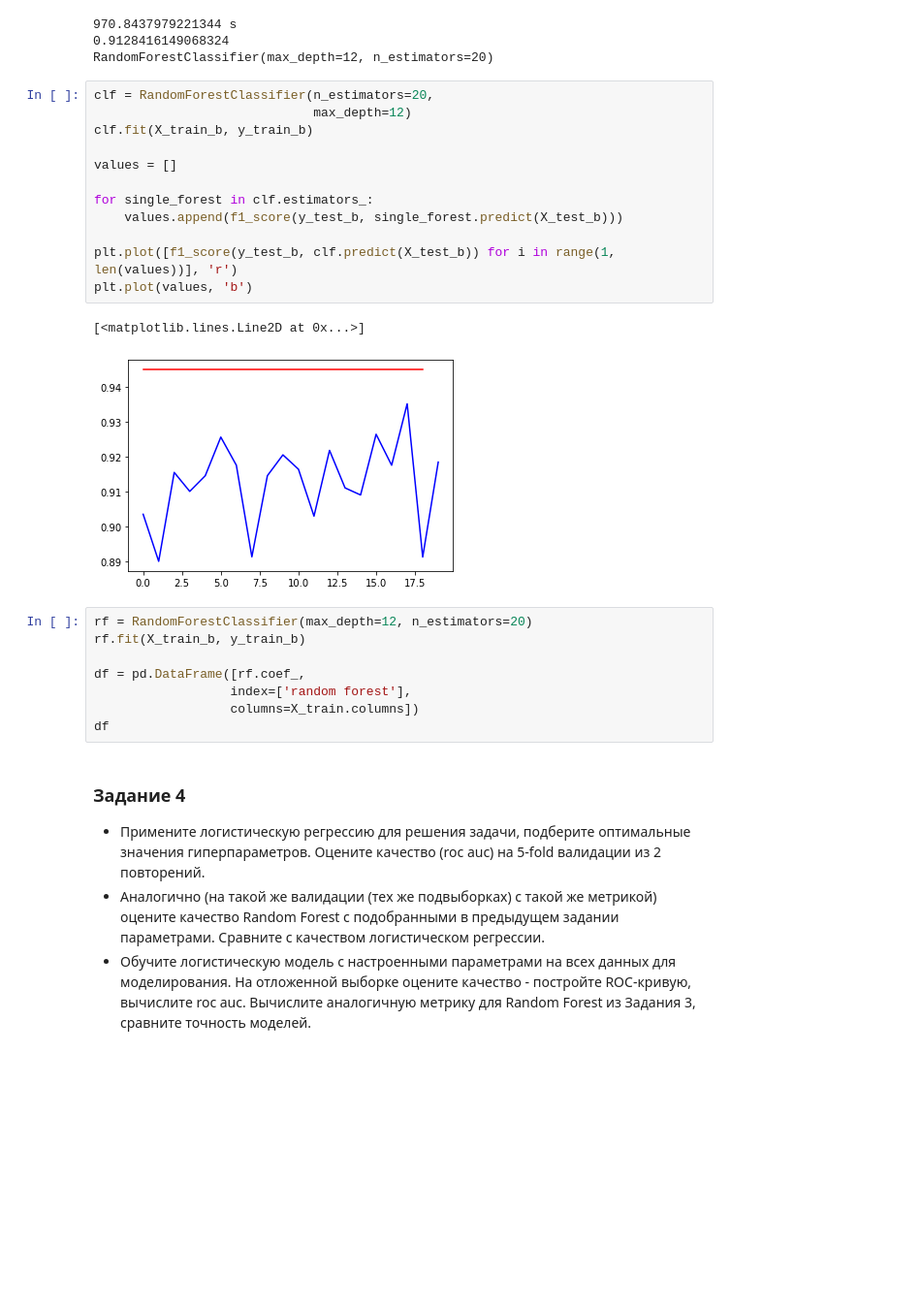
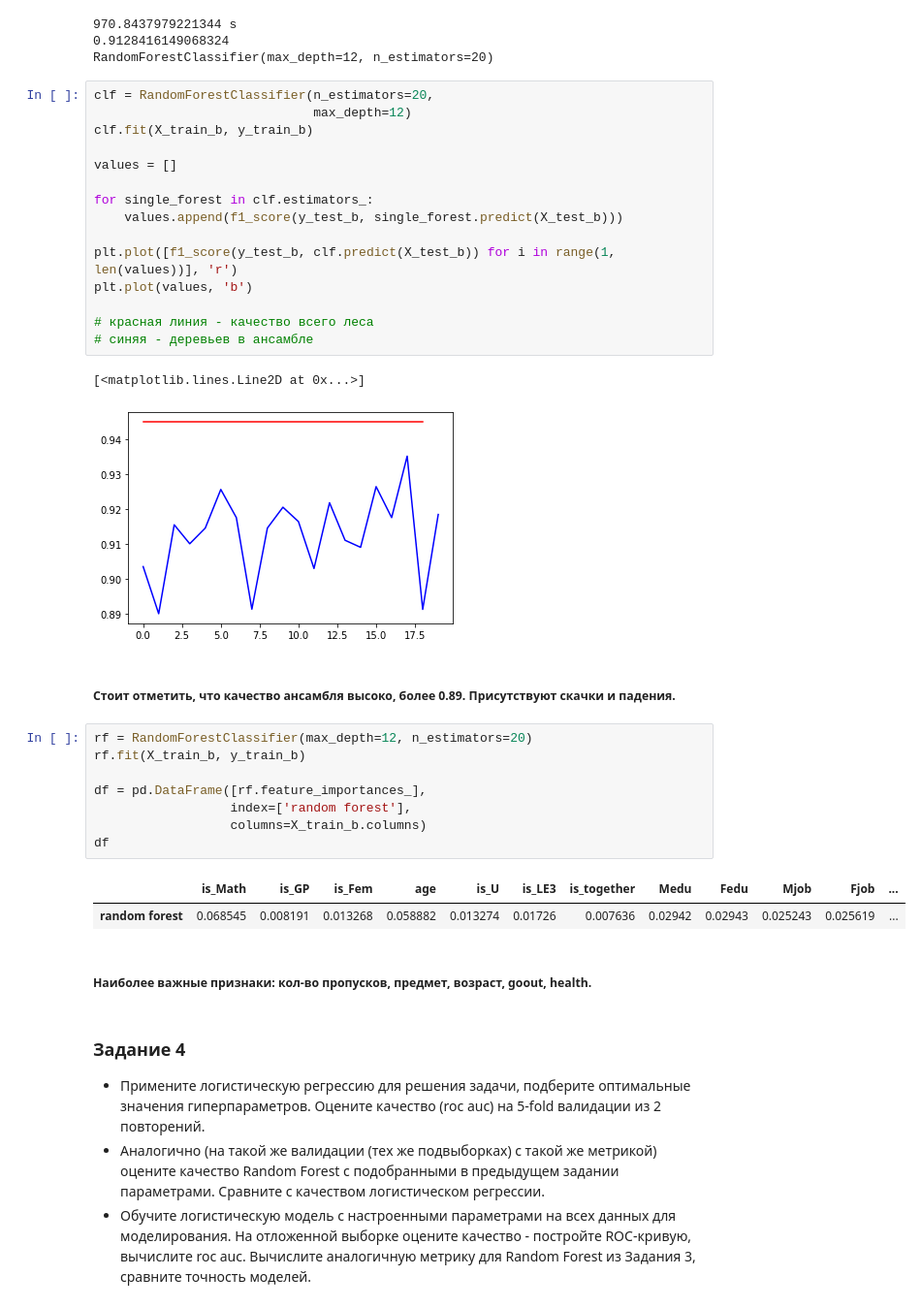
Before and after one commit to olesyani/data_analysis_labs, a Jupyter notebook: lab4/Lab_3.Supervised_Learning.ipynb, the cells around one changed output. Shown at 97% size. Saved outputs shown, nothing was run; the diff lists cells and outputs as text; blank space fills up the shorter version.

```diff
--- a/lab4/Lab_3.Supervised_Learning.ipynb
+++ b/lab4/Lab_3.Supervised_Learning.ipynb
@@ -622,17 +622,27 @@ for single_forest in clf.estimators_:
 
 plt.plot([f1_score(y_test_b, clf.predict(X_test_b)) for i in range(1, len(values))], 'r')
 plt.plot(values, 'b')
+
+# красная линия - качество всего леса
+# cиняя - деревьев в ансамбле
 # %% [output]
 [<matplotlib.lines.Line2D at 0x...>]
 [figure]
+# %% [markdown]
+##### Стоит отметить, что качество ансамбля высоко, более 0.89. Присутствуют скачки и падения.
 # %%
 rf = RandomForestClassifier(max_depth=12, n_estimators=20)
 rf.fit(X_train_b, y_train_b)
 
-df = pd.DataFrame([rf.coef_,
+df = pd.DataFrame([rf.feature_importances_],
                   index=['random forest'],
-                  columns=X_train.columns])
+                  columns=X_train_b.columns)
 df
+# %% [output]
+|  | is_Math | is_GP | is_Fem | age | is_U | is_LE3 | is_together | Medu | Fedu | Mjob | Fjob | ... |
+| random forest | 0.068545 | 0.008191 | 0.013268 | 0.058882 | 0.013274 | 0.01726 | 0.007636 | 0.02942 | 0.02943 | 0.025243 | 0.025619 | ... |
+# %% [markdown]
+##### Наиболее важные признаки: кол-во пропусков, предмет, возраст, goout, health.
 # %% [markdown]
 ### Задание 4
 
```
Also changed, not shown: parts of 5 cells of this notebook, 1 other file.
